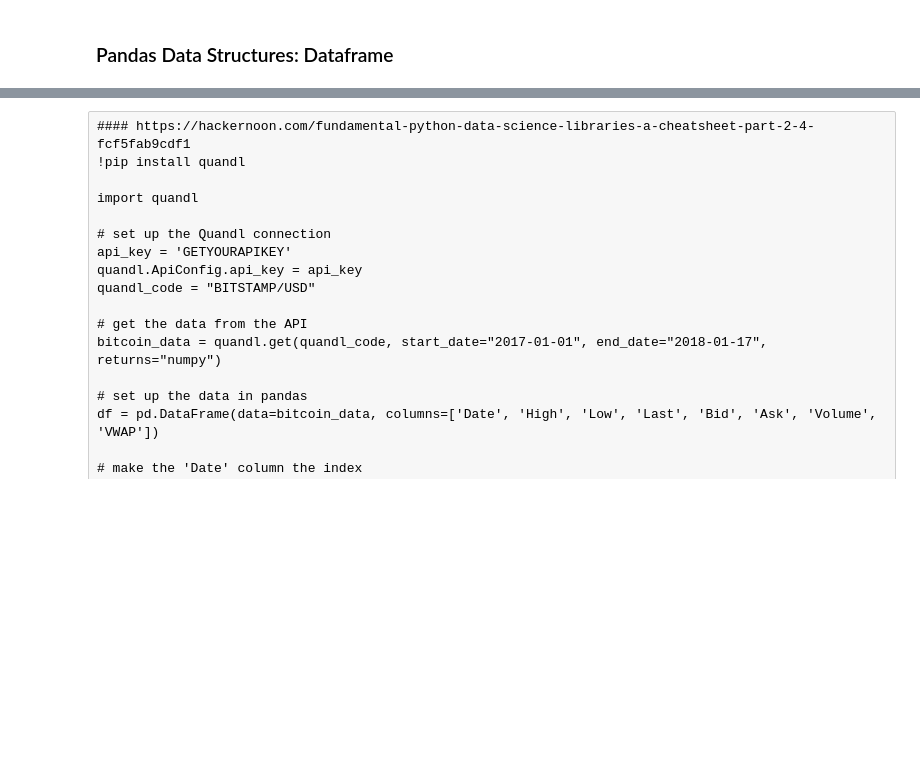
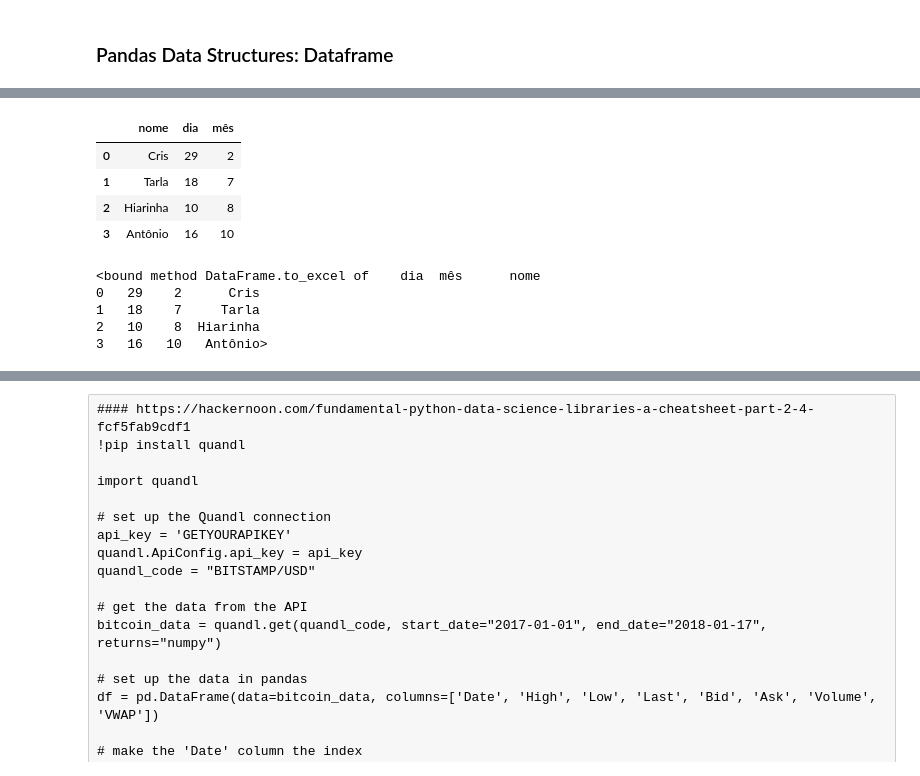
Before and after one commit to TLAndrade/FGV_Programming_Languages, a Jupyter notebook: Python/Notebooks/Aula_12_Numpy_Matplotlib_Pandas-Copy1.ipynb, the cells around one changed output, grey strips where cells are left out. Drawn from its saved outputs; the diff is of its cells as text; code cells hidden in the pictures; blank space fills up the shorter version.

```diff
--- a/Python/Notebooks/Aula_12_Numpy_Matplotlib_Pandas-Copy1.ipynb
+++ b/Python/Notebooks/Aula_12_Numpy_Matplotlib_Pandas-Copy1.ipynb
@@ -542,2 +716,20 @@ frame
+# %%
+niver = {'dia':[29,18,10,16], 'nome':['Cris', 'Tarla', 'Hiarinha', 'Antônio'], 'mês':[2,7,8,10]}
+ni = pd.DataFrame(niver)
+pd.DataFrame(niver, columns=['nome','dia','mês'])
+# %% [output]
+|  | nome | dia | mês |
+| 0 | Cris | 29 | 2 |
+| 1 | Tarla | 18 | 7 |
+| 2 | Hiarinha | 10 | 8 |
+| 3 | Antônio | 16 | 10 |
+# %%
+ni.to_excel()
+# %% [output]
+<bound method DataFrame.to_excel of    dia  mês      nome
+0   29    2      Cris
+1   18    7     Tarla
+2   10    8  Hiarinha
+3   16   10   Antônio>
 # %%
 frame.to_excel
```
Also changed, not shown: parts of 56 cells of this notebook, 2 other files.
